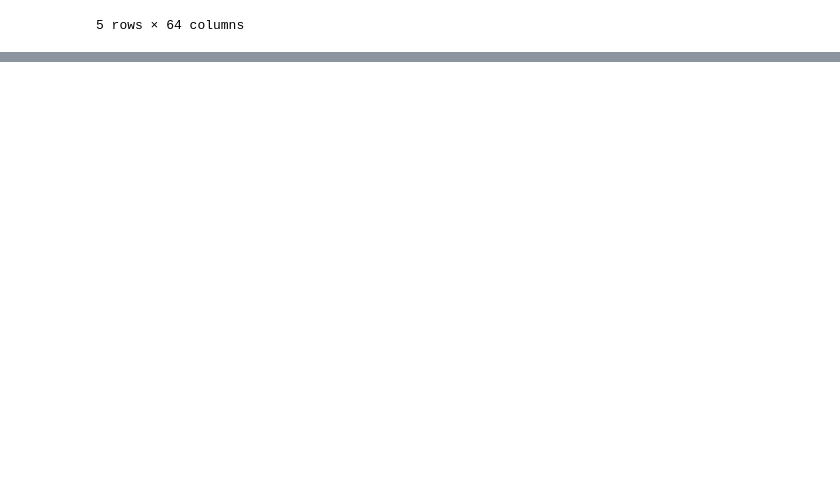
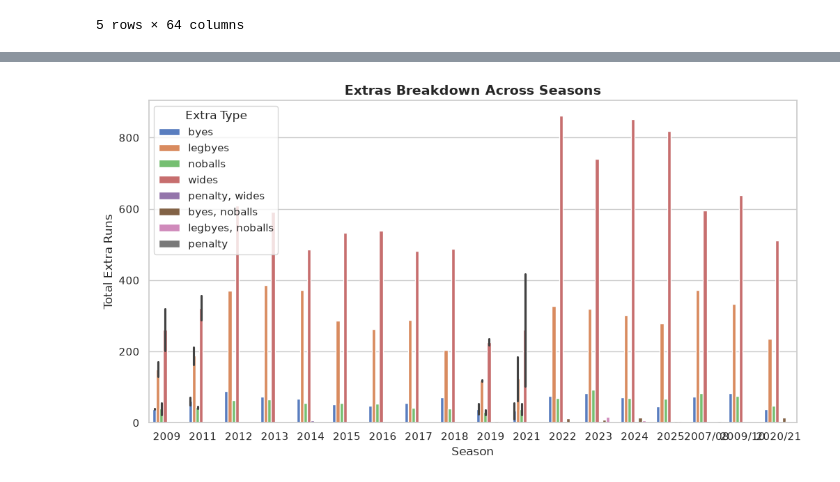
Before and after one commit to SatyabrataIISERM/ds_first_git_group_5, a Jupyter notebook: Ball_by_ball_analysis(MS23131).ipynb, the cells around one changed output, grey strips where cells are left out. Saved outputs shown, nothing was run; the diff lists cells and outputs as text; code cells hidden in the pictures; blank space fills up the shorter version.

```diff
--- a/Ball_by_ball_analysis(MS23131).ipynb
+++ b/Ball_by_ball_analysis(MS23131).ipynb
@@ -93,0 +219,13 @@ df.head()
+# %%
+# Feature Engineering Example
+def assign_phase(over):
+    if over < 6:
+        return 'Powerplay'
+    elif over < 15:
+        return 'Middle'
+    else:
+        return 'Death'
+
+df['phase'] = df['over'].apply(assign_phase)
+df['is_dot'] = (df['runs_total'] == 0).astype(int)
+df['is_boundary'] = df['runs_batter'].isin([4, 6]).astype(int)
@@ -93,0 +413,19 @@ df.head()
+# %%
+import matplotlib.pyplot as plt
+import seaborn as sns
+
+# Filter rows where extras occurred (runs_extras > 0)
+extras_df = df[df['runs_extras'] > 0]
+
+# Group by season and extra_type to sum extra runs
+extras_summary = extras_df.groupby(['season', 'extra_type'])['runs_extras'].sum().reset_index()
+
+plt.figure(figsize=(12, 6))
+sns.barplot(data=extras_summary, x='season', y='runs_extras', hue='extra_type', palette='muted')
+plt.title('Extras Breakdown Across Seasons', fontsize=14, fontweight='bold')
+plt.xlabel('Season', fontsize=12)
+plt.ylabel('Total Extra Runs', fontsize=12)
+plt.legend(title='Extra Type')
+plt.show()
+# %% [output]
+[figure, added]
```
Also changed, not shown: parts of 35 cells of this notebook, 1 other file.
